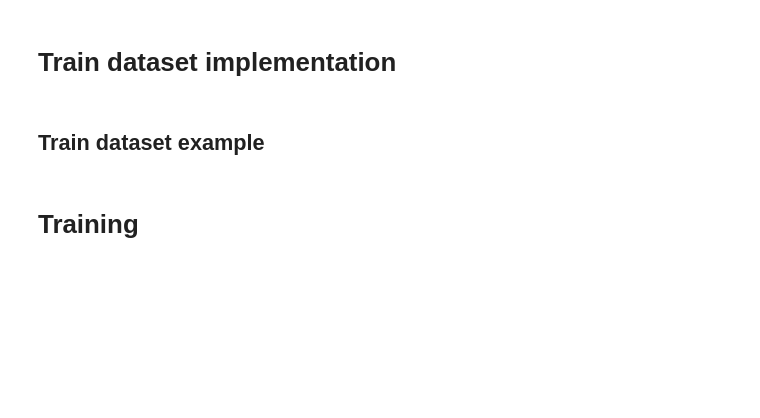
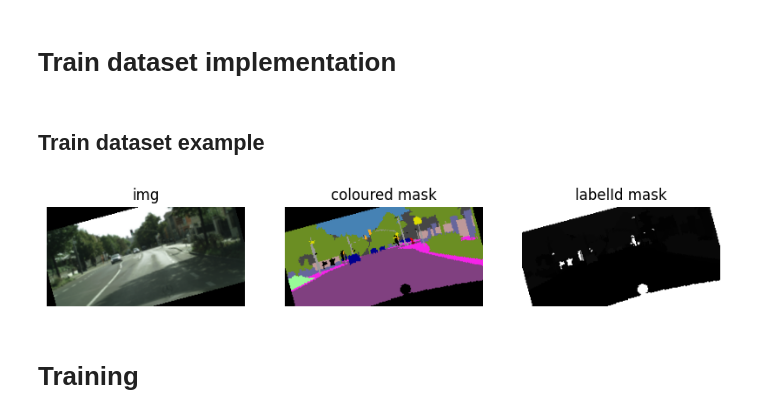
Before and after one commit to LorenzoBacchini/3D_perception_Project_1, a Jupyter notebook: U-Net.ipynb, the cells around one changed output. Saved outputs shown, nothing was run; the diff lists cells and outputs as text; code cells hidden in the pictures; blank space fills up the shorter version.

Commit message:
Data augmentation

```diff
--- a/U-Net.ipynb
+++ b/U-Net.ipynb
@@ -185,0 +243,6 @@ summary(unet, (3, 128, 256))
+# %%
+# Previously computed mean and std for the Cityscapes training dataset
+mean = torch.tensor([0.2869, 0.3251, 0.2839])
+std = torch.tensor([0.1761, 0.1810, 0.1777])
+print(mean)
+print(std)
@@ -200,3 +316,9 @@ mask_transforms = transforms.Compose([
+# %%
+# Function to denormalize images before printing them
+def denormalize(tensor, mean, std):
+    mean = torch.as_tensor(mean).view(3, 1, 1)
+    std = torch.as_tensor(std).view(3, 1, 1)
+    return tensor * std + mean
 # %% [markdown]
 # Net parameters
 # %%
@@ -218,38 +340,43 @@ optimizer = torch.optim.Adam(unet.parameters(), lr=LR)
 # Train dataset implementation
 # %%
 # Definition of the dataset used to train the model
-dataset_train = CityscapeDataset(root_path="/kaggle/input/cityscape-dataset", test=False, image_transform=image_transforms, mask_transform=mask_transforms)
+joint_transform = JointTransform()
+dataset_train = CityscapeDataset(root_path="/kaggle/input/cityscape-dataset", test=False, image_transform=image_only_transforms, mask_transform=mask_only_transforms, joint_transform=joint_transform)
 # %%
 # Definition of the dataloader to iteratively load the images/masks from the train dataset
-dataloader_train = DataLoader(dataset=dataset_train, batch_size=BATCH_SIZE, shuffle=True, num_workers=2)
+dataloader_train = DataLoader(dataset=dataset_train, batch_size=BATCH_SIZE, shuffle=True, num_workers=3)
 # %% [markdown]
 ## Train dataset example
 # %%
 
 img, coloured_mask, labelId_mask, = next(iter(dataloader_train))
 # Since img is a torch tensor (C, H, W) we have to permute its dimensions -> (H, W, C) before printing it
-img1_np = img[0].permute(1, 2, 0).numpy()
+
+img1_np = denormalize(img[0], mean, std)
+img1_np = img1_np.permute(1, 2, 0).numpy()
 img2_np = coloured_mask[0].numpy()
 img3_np = labelId_mask[0].numpy()
 
 plt.figure(figsize=(10, 4))
 
 plt.subplot(1, 3, 1)
 plt.imshow(img1_np)
 plt.title("img")
 plt.axis('off')
 
 plt.subplot(1, 3, 2)
 plt.imshow(img2_np)
 plt.title("coloured mask")
 plt.axis('off')
 
 plt.subplot(1, 3, 3)
 plt.imshow(img3_np, cmap='gray')
 plt.title("labelId mask")
 plt.axis("off")
 
 plt.show()
+# %% [output]
+[figure, added]
 # %% [markdown]
 # Training
 # %%
```
Also changed, not shown: parts of 17 cells of this notebook.
